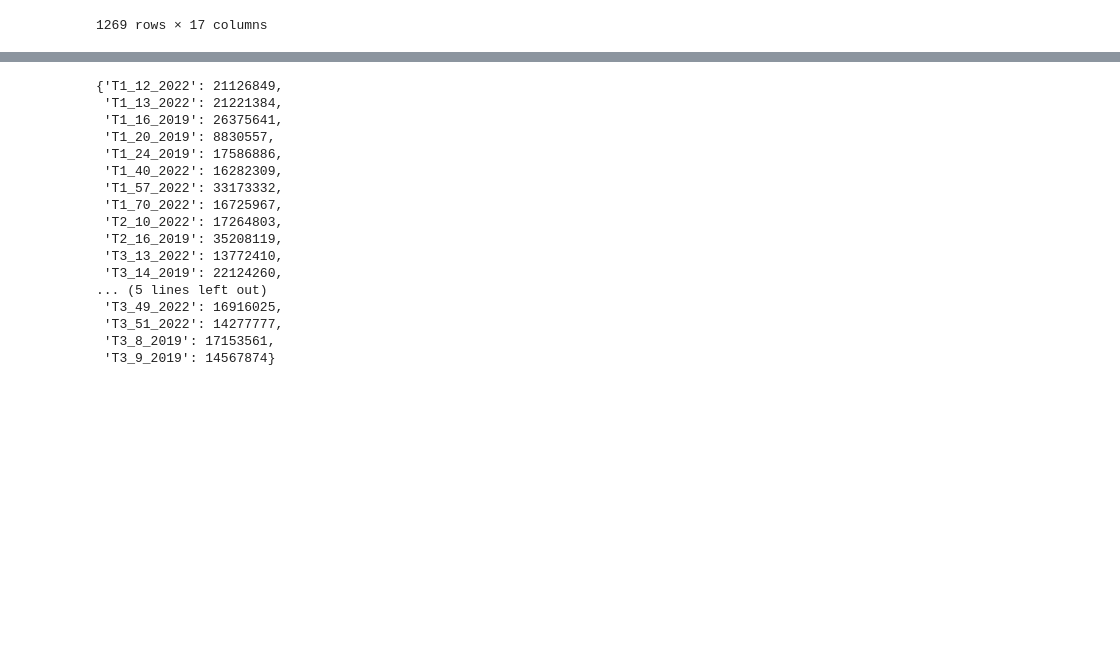
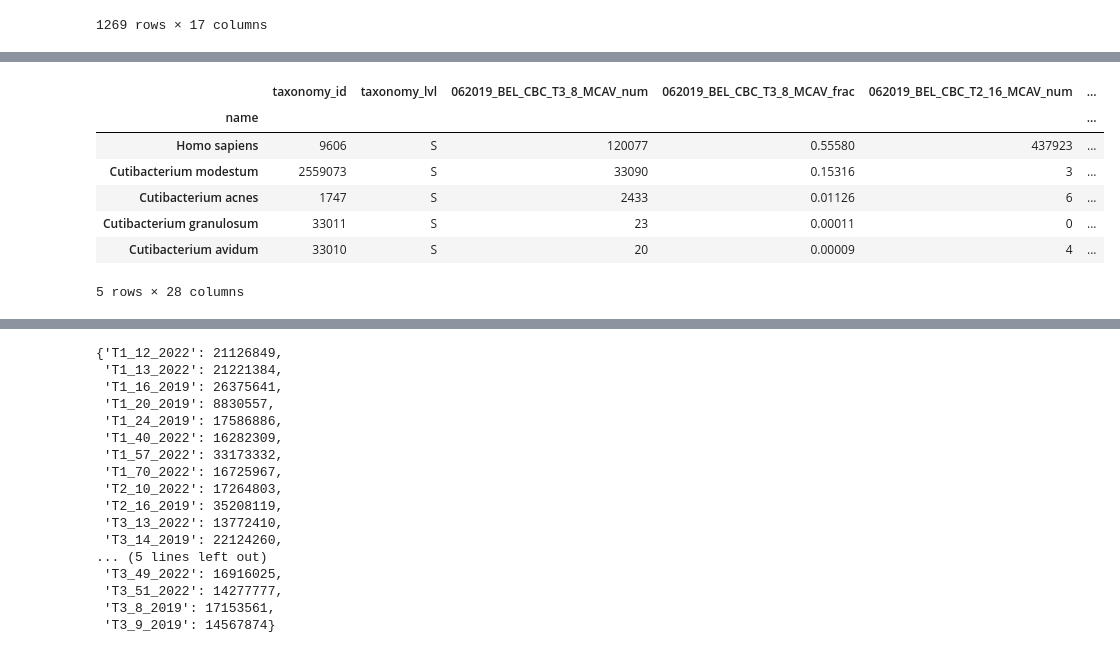
Before and after one commit to brookewicz/CBC_metagenomics, a Jupyter notebook: mcav1/4Taxa_Trials.ipynb, the cells around one changed output, grey strips where cells are left out. Drawn from its saved outputs; the diff is of its cells as text; code cells hidden in the pictures; blank space fills up the shorter version.

Commit message:
make healthy mcav otu table

```diff
--- a/mcav1/4Taxa_Trials.ipynb
+++ b/mcav1/4Taxa_Trials.ipynb
@@ -1707,0 +1643,18 @@ tax_table
+# %%
+otu_table=pd.read_csv("kraken_stddb/merged_bracken_species.txt", sep='\t')
+otu_table.set_index("name",inplace=True)
+otu_table.head()
+
+# Columns:
+# Sample num: Number of reads estimated for that species
+# Sample frac: Fraction of total reads in the sample estimated for this species
+#       [NOTE: Fractions are of total reads classified, unclassified reads not accounted for]
+# %% [output]
+|  | taxonomy_id | taxonomy_lvl | 062019_BEL_CBC_T3_8_MCAV_num | 062019_BEL_CBC_T3_8_MCAV_frac | 062019_BEL_CBC_T2_16_MCAV_num | ... |
+| name |  |  |  |  |  | ... |
+| Homo sapiens | 9606 | S | 120077 | 0.55580 | 437923 | ... |
+| Cutibacterium modestum | 2559073 | S | 33090 | 0.15316 | 3 | ... |
+| Cutibacterium acnes | 1747 | S | 2433 | 0.01126 | 6 | ... |
+| Cutibacterium granulosum | 33011 | S | 23 | 0.00011 | 0 | ... |
+| Cutibacterium avidum | 33010 | S | 20 | 0.00009 | 4 | ... |
+5 rows × 28 columns
```
Also changed, not shown: parts of 41 cells of this notebook.
